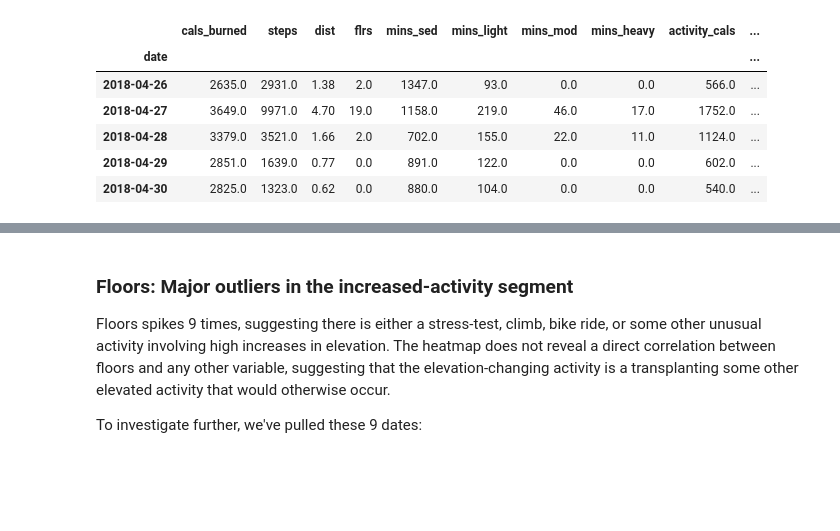
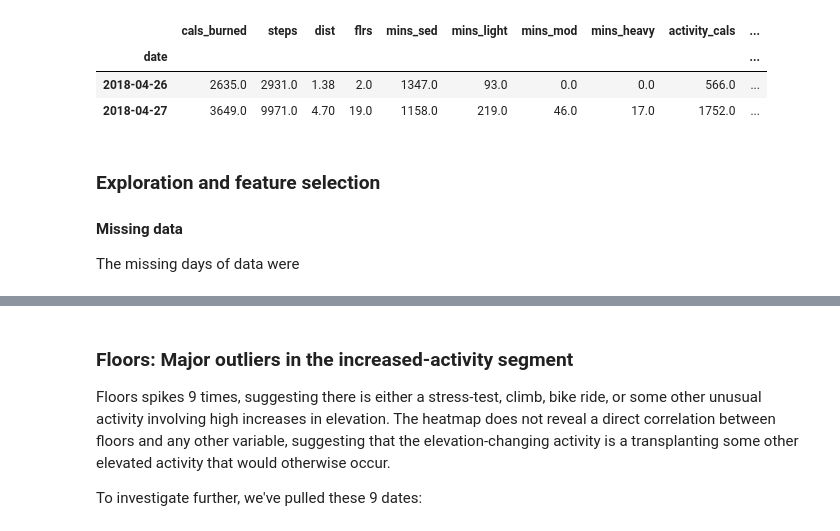
Before and after one commit to DoubleStufERoe/BayesP05_Fitbit, a Jupyter notebook: model_final.ipynb, the cells around one changed output, grey strips where cells are left out. Drawn from its saved outputs; the diff is of its cells as text; code cells hidden in the pictures; blank space fills up the shorter version.

```diff
--- a/model_final.ipynb
+++ b/model_final.ipynb
@@ -47,10 +83,7 @@ daily_rest_cals      2211.85    2358.96    2593.61    2457.18    2462.87
 # %%
-df.head()
+df.head(2)
 # %% [output]
 |  | cals_burned | steps | dist | flrs | mins_sed | mins_light | mins_mod | mins_heavy | activity_cals | ... |
 | date |  |  |  |  |  |  |  |  |  | ... |
 | 2018-04-26 | 2635.0 | 2931.0 | 1.38 | 2.0 | 1347.0 | 93.0 | 0.0 | 0.0 | 566.0 | ... |
 | 2018-04-27 | 3649.0 | 9971.0 | 4.70 | 19.0 | 1158.0 | 219.0 | 46.0 | 17.0 | 1752.0 | ... |
-| 2018-04-28 | 3379.0 | 3521.0 | 1.66 | 2.0 | 702.0 | 155.0 | 22.0 | 11.0 | 1124.0 | ... |
-| 2018-04-29 | 2851.0 | 1639.0 | 0.77 | 0.0 | 891.0 | 122.0 | 0.0 | 0.0 | 602.0 | ... |
-| 2018-04-30 | 2825.0 | 1323.0 | 0.62 | 0.0 | 880.0 | 104.0 | 0.0 | 0.0 | 540.0 | ... |
@@ -58,0 +90,7 @@ sns.pairplot(df[['cals_burned','steps','activity_cals']])
+# %% [markdown]
+### Exploration and feature selection
+
+
+#### Missing data
+
+The missing days of data were
```
Also changed, not shown: parts of 9 cells of this notebook, 3 other files.
